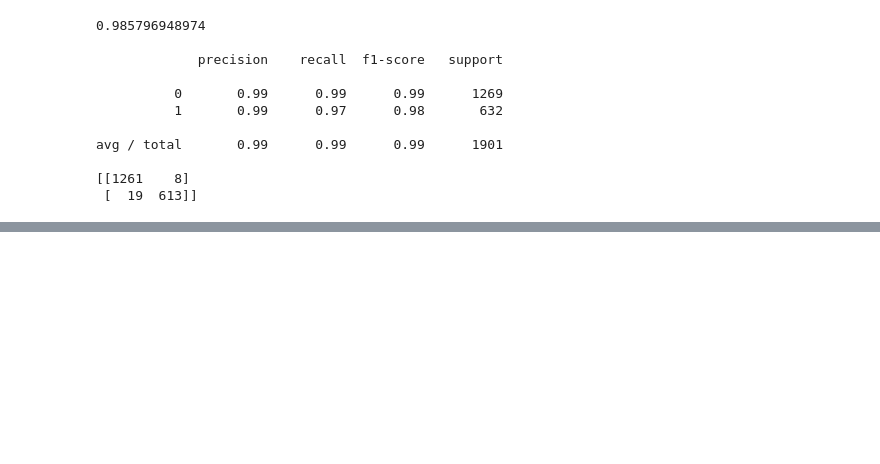
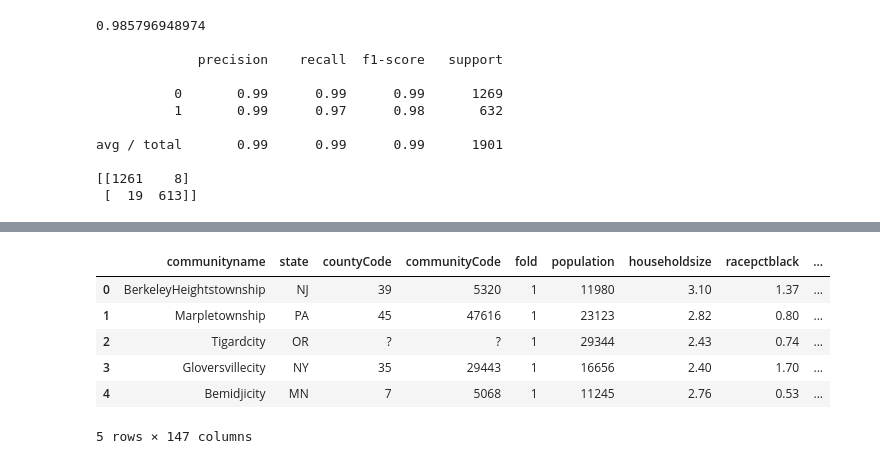
Before and after one commit to tlzhu19/project2, a Jupyter notebook: final_project.ipynb, the cells around one changed output, grey strips where cells are left out. Drawn from its saved outputs; the diff is of its cells as text; code cells hidden in the pictures; blank space fills up the shorter version.

```diff
--- a/final_project.ipynb
+++ b/final_project.ipynb
@@ -230,0 +245,11 @@ avg / total       0.99      0.99      0.99      1901
+# %%
+df.columns = contents_list # add headers with correct variable names
+df.head(5)
+# %% [output]
+|  | communityname | state | countyCode | communityCode | fold | population | householdsize | racepctblack | ... |
+| 0 | BerkeleyHeightstownship | NJ | 39 | 5320 | 1 | 11980 | 3.10 | 1.37 | ... |
+| 1 | Marpletownship | PA | 45 | 47616 | 1 | 23123 | 2.82 | 0.80 | ... |
+| 2 | Tigardcity | OR | ? | ? | 1 | 29344 | 2.43 | 0.74 | ... |
+| 3 | Gloversvillecity | NY | 35 | 29443 | 1 | 16656 | 2.40 | 1.70 | ... |
+| 4 | Bemidjicity | MN | 7 | 5068 | 1 | 11245 | 2.76 | 0.53 | ... |
+5 rows × 147 columns
```
Also changed, not shown: parts of 20 cells of this notebook.
